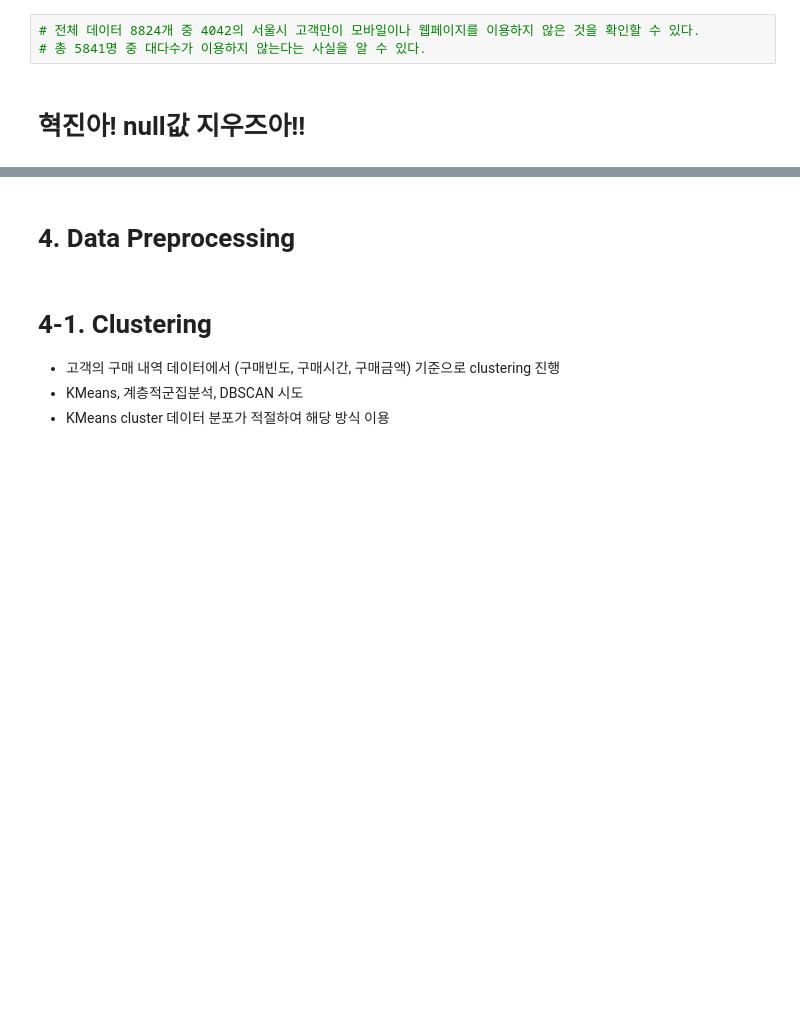
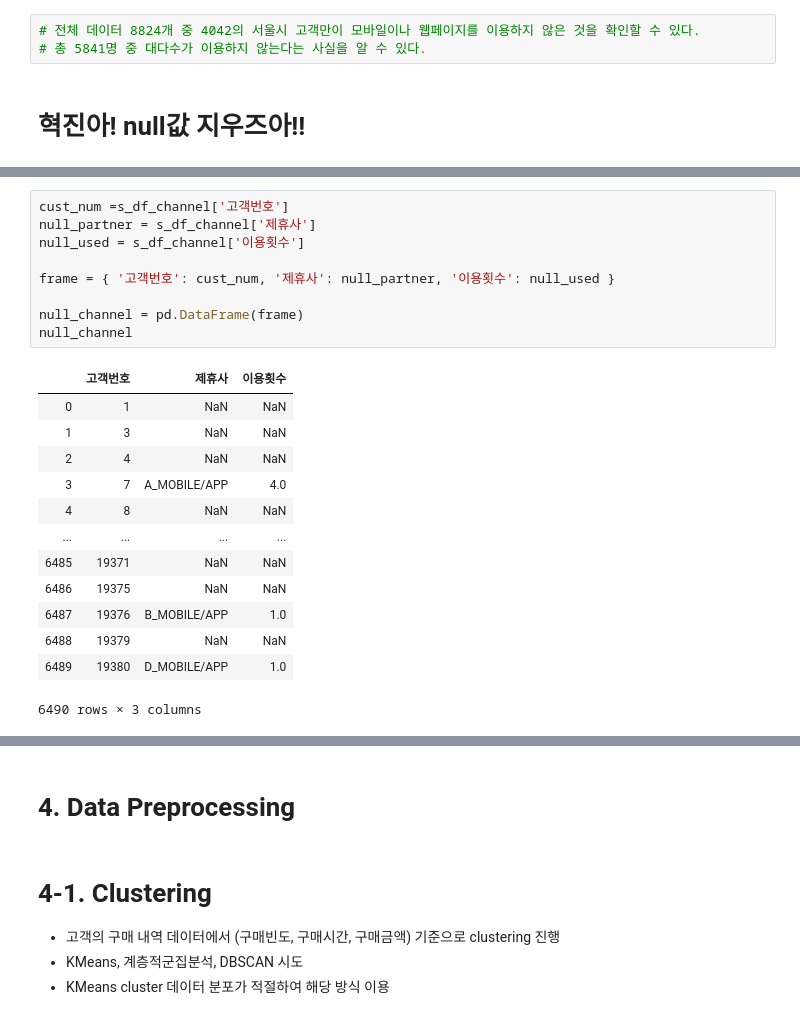
Before and after one commit to JungHyukJin/ModuleProject01, a Jupyter notebook: classification.ipynb, the cells around one changed output, grey strips where cells are left out. Drawn from its saved outputs; the diff is of its cells as text; blank space fills up the shorter version.

```diff
--- a/classification.ipynb
+++ b/classification.ipynb
@@ -288,0 +299,23 @@ dtype: int64
+# %%
+cust_num =s_df_channel['고객번호']
+null_partner = s_df_channel['제휴사']
+null_used = s_df_channel['이용횟수']
+
+frame = { '고객번호': cust_num, '제휴사': null_partner, '이용횟수': null_used }
+
+null_channel = pd.DataFrame(frame)
+null_channel
+# %% [output]
+|  | 고객번호 | 제휴사 | 이용횟수 |
+| 0 | 1 | NaN | NaN |
+| 1 | 3 | NaN | NaN |
+| 2 | 4 | NaN | NaN |
+| 3 | 7 | A_MOBILE/APP | 4.0 |
+| 4 | 8 | NaN | NaN |
+| ... | ... | ... | ... |
+| 6485 | 19371 | NaN | NaN |
+| 6486 | 19375 | NaN | NaN |
+| 6487 | 19376 | B_MOBILE/APP | 1.0 |
+| 6488 | 19379 | NaN | NaN |
+| 6489 | 19380 | D_MOBILE/APP | 1.0 |
+6490 rows × 3 columns
```
Also changed, not shown: parts of 16 cells of this notebook.
